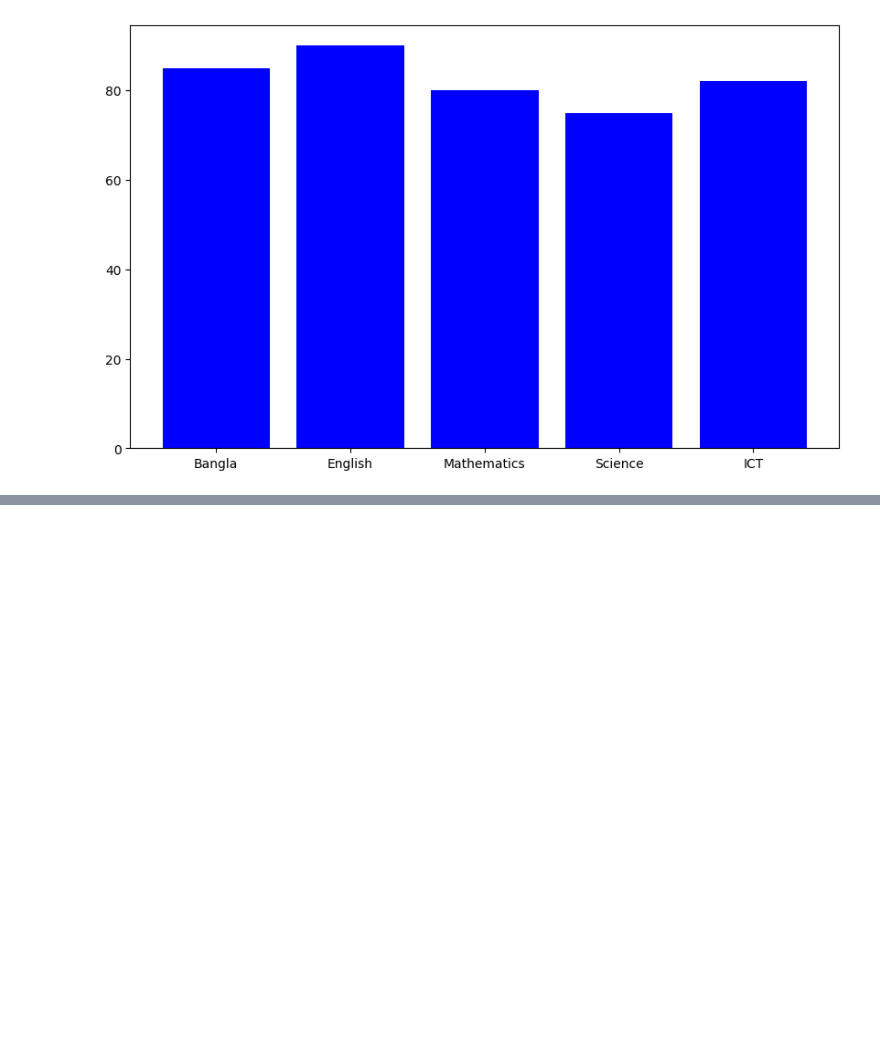
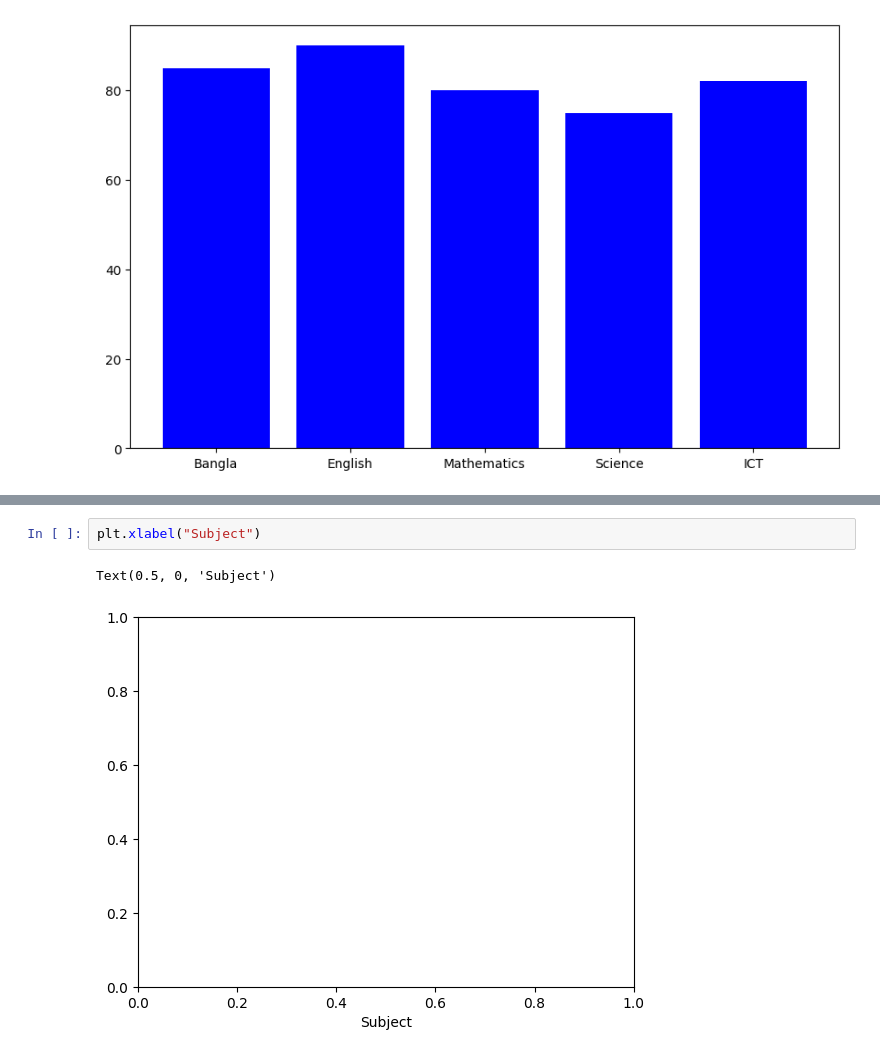
Before and after one commit to Rahmatul-Rovi/Machine-Learning-Practice, a Jupyter notebook: Chart_&_Graph.ipynb, the cells around one changed output, grey strips where cells are left out. Drawn from its saved outputs; the diff is of its cells as text; blank space fills up the shorter version.

```diff
--- a/Chart_&_Graph.ipynb
+++ b/Chart_&_Graph.ipynb
@@ -14,0 +20,5 @@ plt.bar(subjects, marks, color="blue")
+# %%
+plt.xlabel("Subject")
+# %% [output]
+Text(0.5, 0, 'Subject')
+[figure, added]
```
Also changed, not shown: parts of 3 cells of this notebook.
